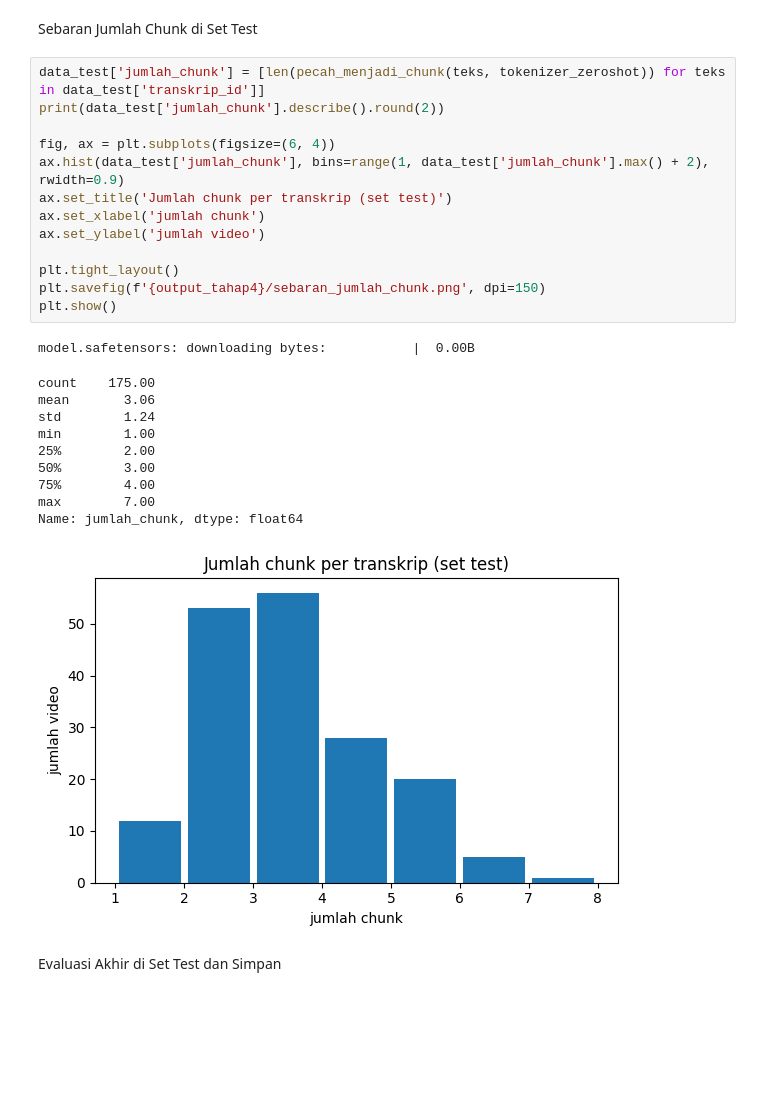
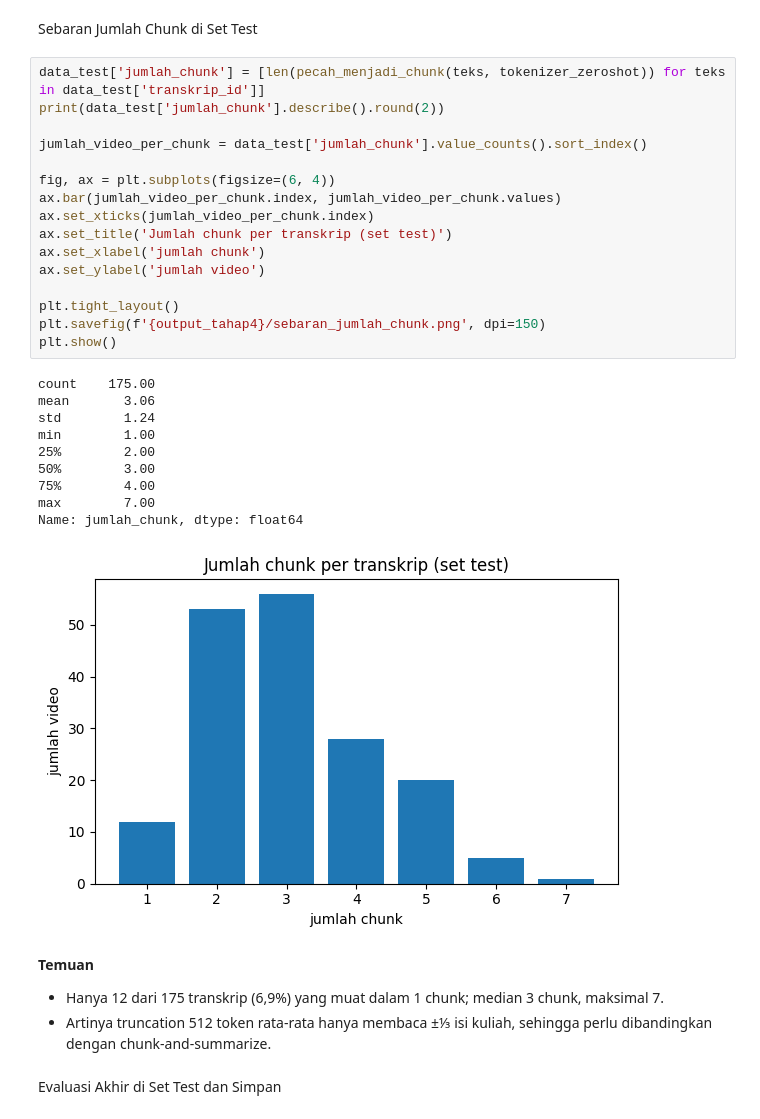
Before and after one commit to IRay3477/Pengembangan-Model-Deep-Learning-dan-Implementasi-API, a Jupyter notebook: Deep_Learning_Peringkasan_Otomatis_Video_Kuliah_Bahasa_Indonesia.ipynb, the cells around one changed output. Saved outputs shown, nothing was run; the diff lists cells and outputs as text; blank space fills up the shorter version.

```diff
--- a/Deep_Learning_Peringkasan_Otomatis_Video_Kuliah_Bahasa_Indonesia.ipynb
+++ b/Deep_Learning_Peringkasan_Otomatis_Video_Kuliah_Bahasa_Indonesia.ipynb
@@ -1404,28 +1369,34 @@ Sebaran Jumlah Chunk di Set Test
 # %%
 data_test['jumlah_chunk'] = [len(pecah_menjadi_chunk(teks, tokenizer_zeroshot)) for teks in data_test['transkrip_id']]
 print(data_test['jumlah_chunk'].describe().round(2))
 
+jumlah_video_per_chunk = data_test['jumlah_chunk'].value_counts().sort_index()
+
 fig, ax = plt.subplots(figsize=(6, 4))
-ax.hist(data_test['jumlah_chunk'], bins=range(1, data_test['jumlah_chunk'].max() + 2), rwidth=0.9)
+ax.bar(jumlah_video_per_chunk.index, jumlah_video_per_chunk.values)
+ax.set_xticks(jumlah_video_per_chunk.index)
 ax.set_title('Jumlah chunk per transkrip (set test)')
 ax.set_xlabel('jumlah chunk')
 ax.set_ylabel('jumlah video')
 
 plt.tight_layout()
 plt.savefig(f'{output_tahap4}/sebaran_jumlah_chunk.png', dpi=150)
 plt.show()
 # %% [output]
-model.safetensors: downloading bytes:           |  0.00B
+count    175.00
+mean       3.06
+std        1.24
+min        1.00
+25%        2.00
+50%        3.00
+75%        4.00
+max        7.00
+Name: jumlah_chunk, dtype: float64
-count    175.00
-mean       3.06
-std        1.24
-min        1.00
-25%        2.00
-50%        3.00
-75%        4.00
-max        7.00
-Name: jumlah_chunk, dtype: float64
-[figure, old version]
+[figure, new version]
+# %% [markdown]
+**Temuan**
+- Hanya 12 dari 175 transkrip (6,9%) yang muat dalam 1 chunk; median 3 chunk, maksimal 7.
+- Artinya truncation 512 token rata-rata hanya membaca ±⅓ isi kuliah, sehingga perlu dibandingkan dengan chunk-and-summarize.
 # %% [markdown]
 Evaluasi Akhir di Set Test dan Simpan
 # %%
```
Also changed, not shown: parts of 13 cells of this notebook.
